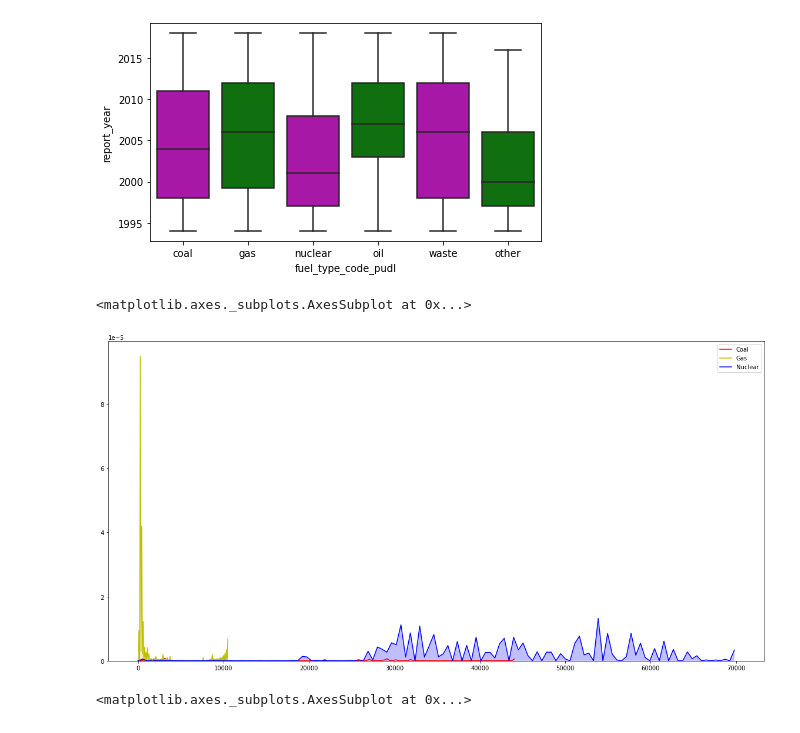
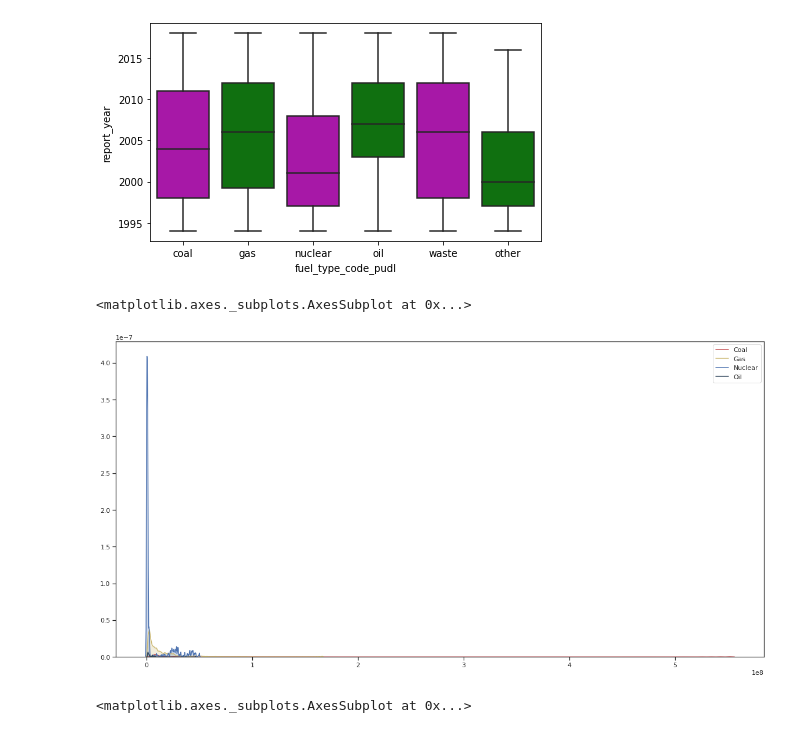
Before and after one commit to WillDera/Analysis_on_Fuel_Data, a Jupyter notebook: Data_Analysis_on_fuel_data.ipynb, the cells around one changed output. Drawn from its saved outputs; the diff is of its cells as text; code cells hidden in the pictures.

```diff
--- a/Data_Analysis_on_fuel_data.ipynb
+++ b/Data_Analysis_on_fuel_data.ipynb
@@ -140,12 +140,13 @@ sns.boxplot(x="fuel_type_code_pudl", y="report_year", palette=["m", "g"], data=f
 # %%
 # KDE plot for fuel type used more Coal, Gas and Nuclear energy
 plt.figure(figsize=(20, 10))
-sns.kdeplot(fuel_data.loc[(fuel_data['fuel_type_code_pudl']=='coal'), 'fuel_cost_per_unit_burned'], color='r', shade=True, Label='Coal')
-sns.kdeplot(fuel_data.loc[(fuel_data['fuel_type_code_pudl']=='gas'), 'fuel_cost_per_unit_burned'], color='y', shade=True, Label='Gas')
-sns.kdeplot(fuel_data.loc[(fuel_data['fuel_type_code_pudl']=='nuclear'), 'fuel_cost_per_unit_burned'], color='b', shade=True, Label='Nuclear')
+sns.kdeplot(fuel_data.loc[(fuel_data['fuel_type_code_pudl']=='coal'), 'fuel_qty_burned'], color='r', shade=True, Label='Coal')
+sns.kdeplot(fuel_data.loc[(fuel_data['fuel_type_code_pudl']=='gas'), 'fuel_qty_burned'], color='y', shade=True, Label='Gas')
+sns.kdeplot(fuel_data.loc[(fuel_data['fuel_type_code_pudl']=='nuclear'), 'fuel_qty_burned'], color='b', shade=True, Label='Nuclear')
+sns.kdeplot(fuel_data.loc[(fuel_data['fuel_type_code_pudl']=='oil'), 'fuel_qty_burned'], color='#34495e', shade=True, Label='Oil')
 # %% [output]
 <matplotlib.axes._subplots.AxesSubplot at 0x...>
-[figure, old version]
+[figure, new version]
 # %%
 # barplot of fuel quantity burned per year in the dataset
 plt.figure(figsize=(17, 8))
```
Also changed, not shown: parts of 2 cells of this notebook.
